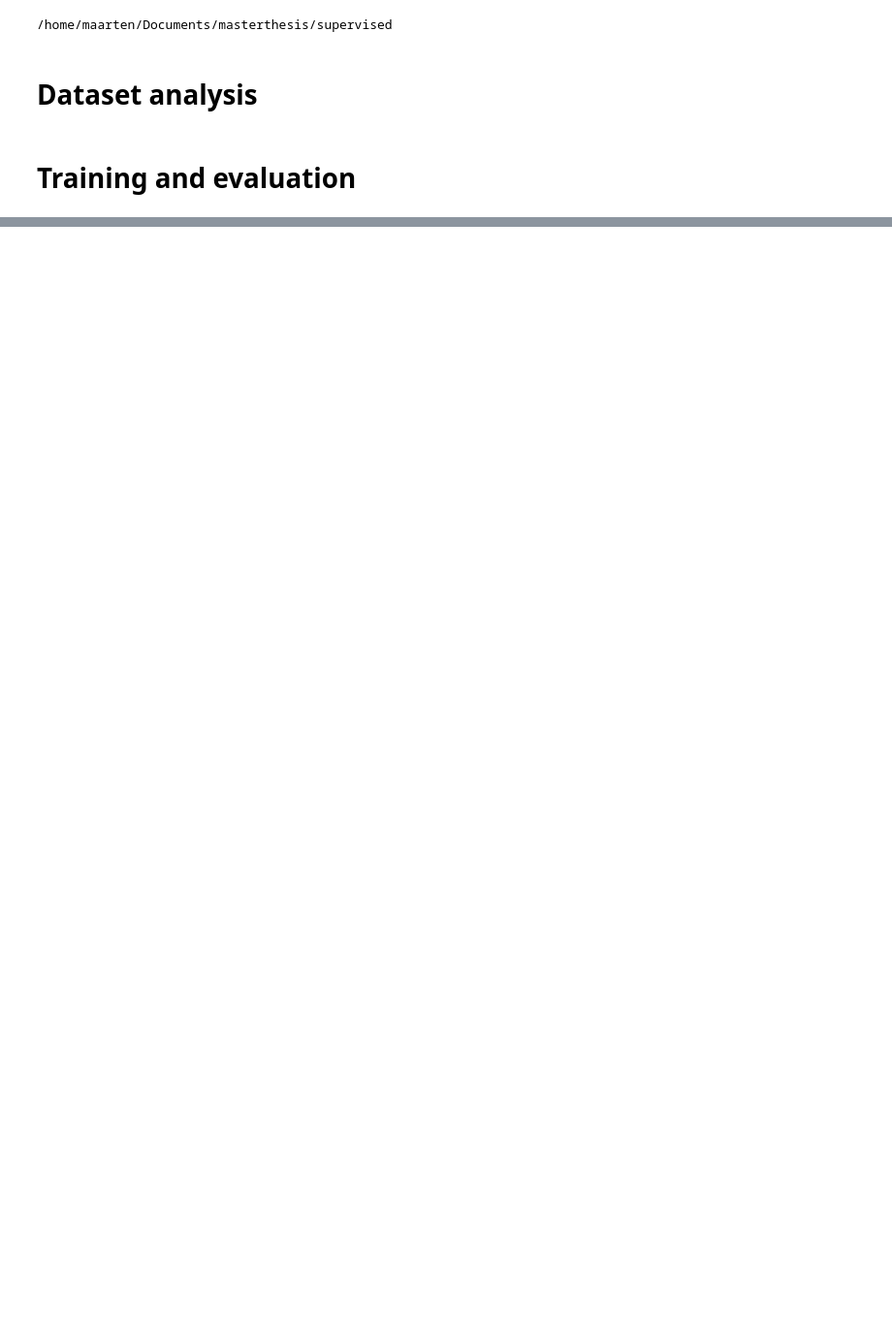
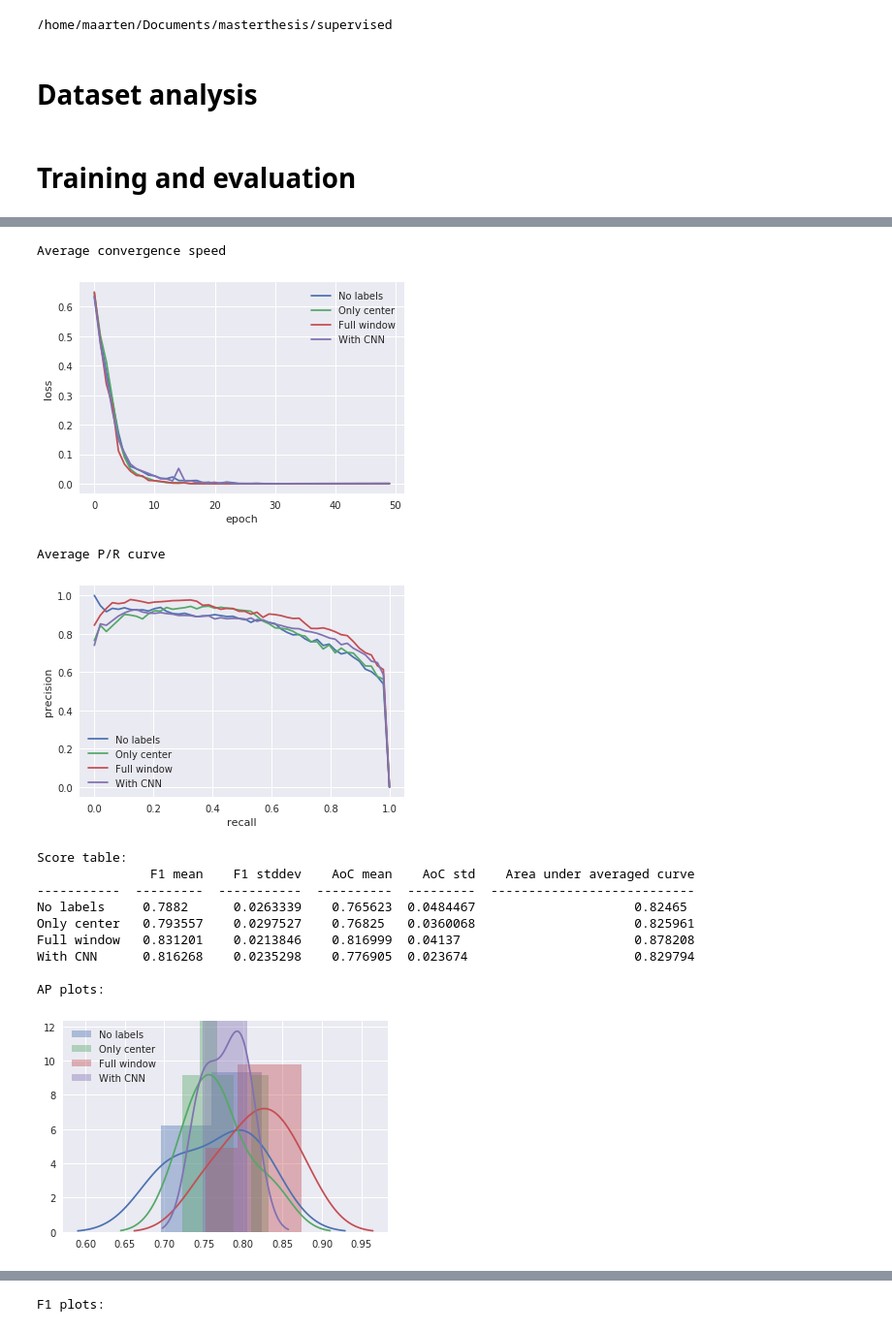
Before and after one commit to maarten990/masterthesis, a Jupyter notebook: experiments.ipynb, the cells around one changed output, grey strips where cells are left out. Shown: that part at 97% size. Drawn from its saved outputs; the diff is of its cells as text; code cells hidden in the pictures; blank space fills up the shorter version.

Commit message:
add multiple ways of handling cluster data
along with updates to the training/evaluation architecture

```diff
--- a/experiments.ipynb
+++ b/experiments.ipynb
@@ -270,8 +59,0 @@ small_vocab['vvvvvv'] = 0
-# %%
-print('Unigrams:')
-svm, vectorizer = train.train_BoW(bow_dataset, small_vocab)
-print(evaluate.evaluate_bow(svm, vectorizer, bow_test))
-
-print('Bigrams:')
-svm, vectorizer = train.train_BoW(bow_dataset, small_vocab, ngram_range=(1, 2))
-print(evaluate.evaluate_bow(svm, vectorizer, bow_test))
@@ -277,0 +63,39 @@ print(evaluate.evaluate_bow(svm, vectorizer, bow_test))
+# %%
+params = train.CNNParams(
+    embed_size=300,
+    dropout=0.0,
+    epochs=50,
+    filters=[(33, 3), (34, 5), (33, 7)],
+    num_layers=1
+)
+
+optim_fn = lambda p: torch.optim.Adadelta(p, weight_decay=1e-3)
+
+no_labels = evaluate.cross_val(5, lambda r: models.NoClusterLabels(r, params.dropout),
+                                 optim_fn, only_idx_dataset.split((500, 500)), params)
+only_center = evaluate.cross_val(5, lambda r: models.CategoricalClusterLabelsOnlyCenter(r, num_clusters, params.dropout),
+                                 optim_fn, only_center_dataset.split((500, 500)), params)
+full_window = evaluate.cross_val(5, lambda r: models.CategoricalClusterLabels(r, num_clusters, window_size, params.dropout),
+                                 optim_fn, full_window_dataset.split((500, 500)), params)
+with_cnn = evaluate.cross_val(5, lambda r: models.ClusterLabelsCNN(r, num_clusters, params.dropout),
+                              optim_fn, only_idx_dataset.split((500, 500)), params)
+# %%
+evaluate.analyze({'No labels': no_labels,
+                  'Only center': only_center,
+                  'Full window': full_window,
+                  'With CNN': with_cnn})
+# %% [output]
+Average convergence speed
+[figure, added]
+Average P/R curve
+[figure, added]
+Score table:
+               F1 mean    F1 stddev    AoC mean    AoC std    Area under averaged curve
+-----------  ---------  -----------  ----------  ---------  ---------------------------
+No labels     0.7882      0.0263339    0.765623  0.0484467                     0.82465
+Only center   0.793557    0.0297527    0.76825   0.0360068                     0.825961
+Full window   0.831201    0.0213846    0.816999  0.04137                       0.878208
+With CNN      0.816268    0.0235298    0.776905  0.023674                      0.829794
+
+AP plots:
+[figure, added]
@@ -277,0 +103 @@ print(evaluate.evaluate_bow(svm, vectorizer, bow_test))
+F1 plots:
```
Also changed, not shown: parts of 20 cells of this notebook, 4 other files.
